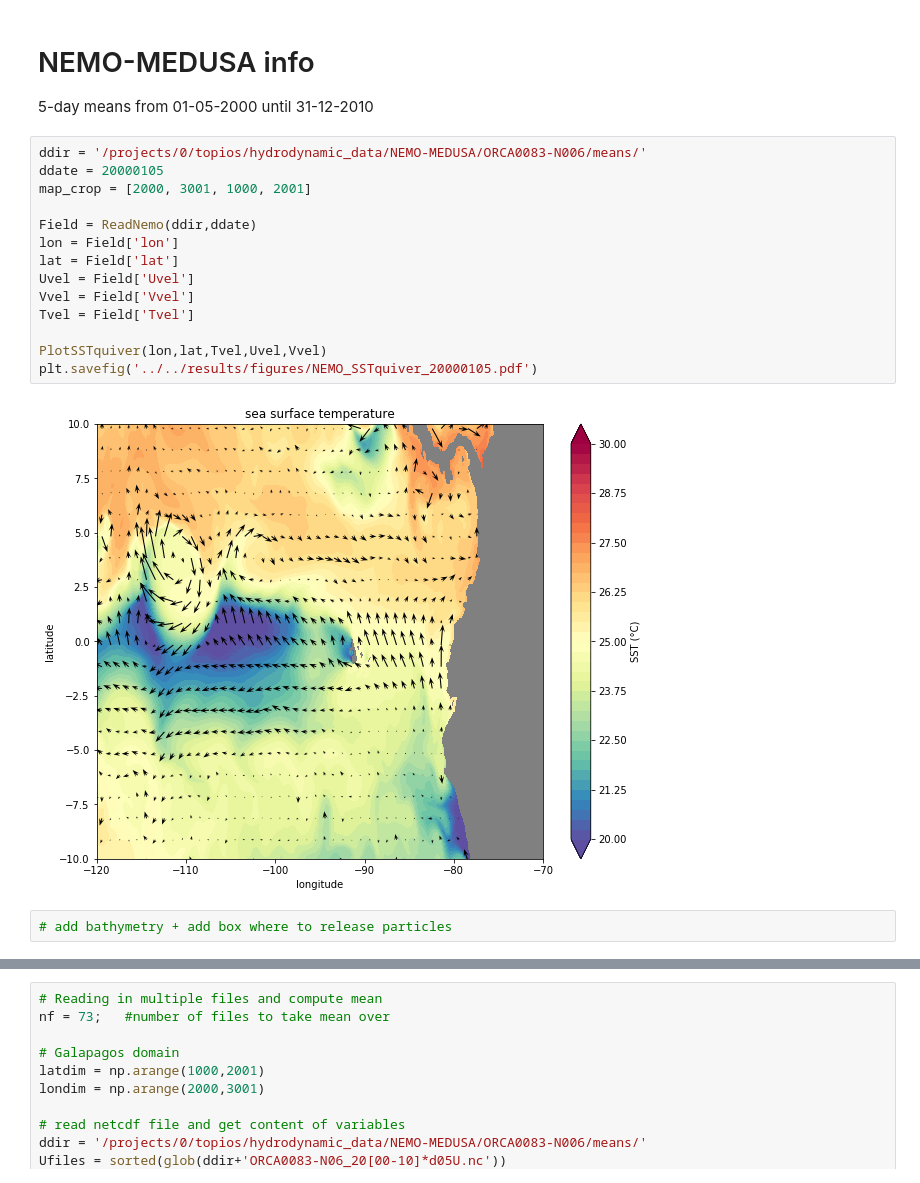
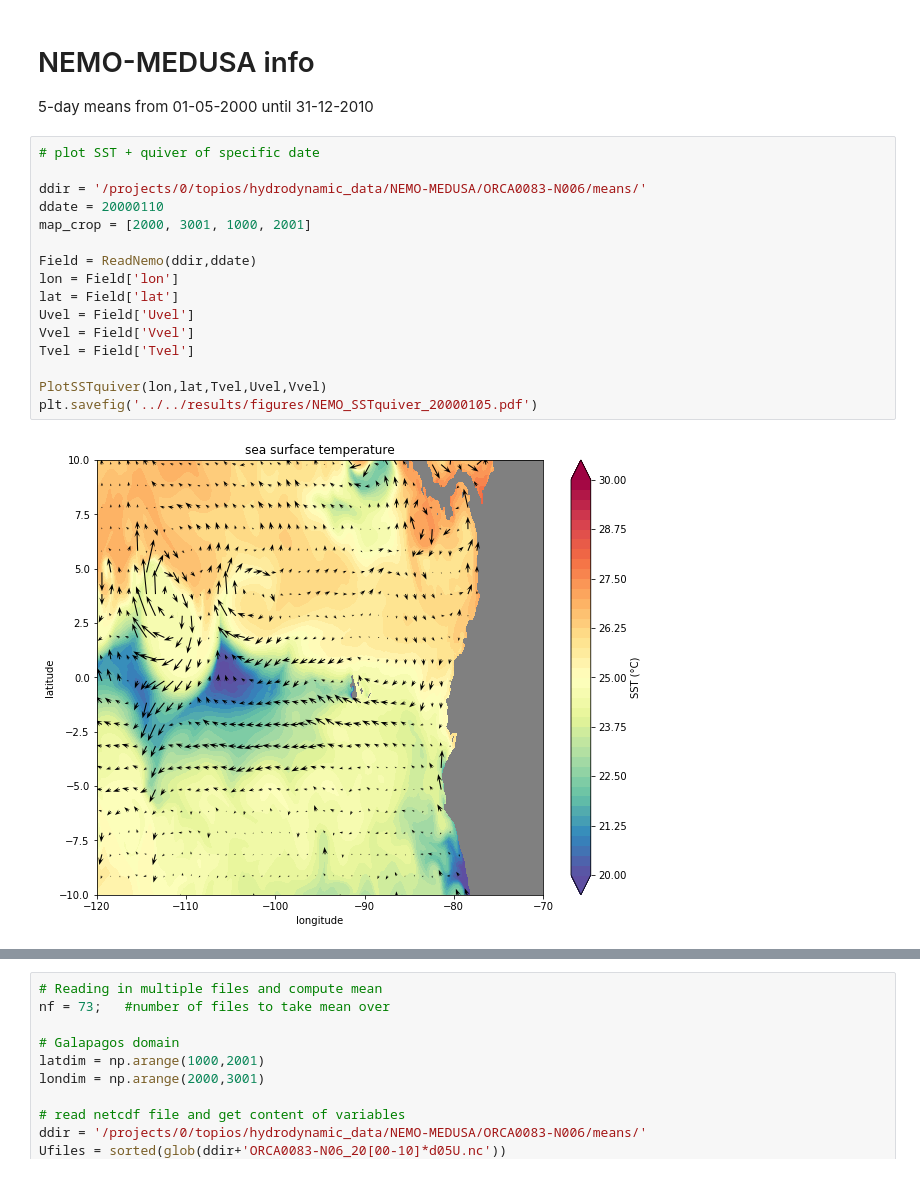
Before and after one commit to SLYpma/GalapagosProject, a Jupyter notebook: scripts/analysis/NEMOfields.ipynb, the cells around one changed output, grey strips where cells are left out. Drawn from its saved outputs; the diff is of its cells as text.

```diff
--- a/scripts/analysis/NEMOfields.ipynb
+++ b/scripts/analysis/NEMOfields.ipynb
@@ -18,20 +18,20 @@ Populating the interactive namespace from numpy and matplotlib
 
 5-day means from 01-05-2000 until 31-12-2010
 # %%
+# plot SST + quiver of specific date
+
 ddir = '/projects/0/topios/hydrodynamic_data/NEMO-MEDUSA/ORCA0083-N006/means/'
-ddate = 20000105
+ddate = 20000110
 map_crop = [2000, 3001, 1000, 2001]
 
 Field = ReadNemo(ddir,ddate)
 lon = Field['lon']
 lat = Field['lat']
 Uvel = Field['Uvel']
 Vvel = Field['Vvel']
 Tvel = Field['Tvel']
 
 PlotSSTquiver(lon,lat,Tvel,Uvel,Vvel)
 plt.savefig('../../results/figures/NEMO_SSTquiver_20000105.pdf')
 # %% [output]
-[figure, old version]
+[figure, new version]
-# %%
-# add bathymetry + add box where to release particles
```
Also changed, not shown: parts of 2 cells of this notebook.
